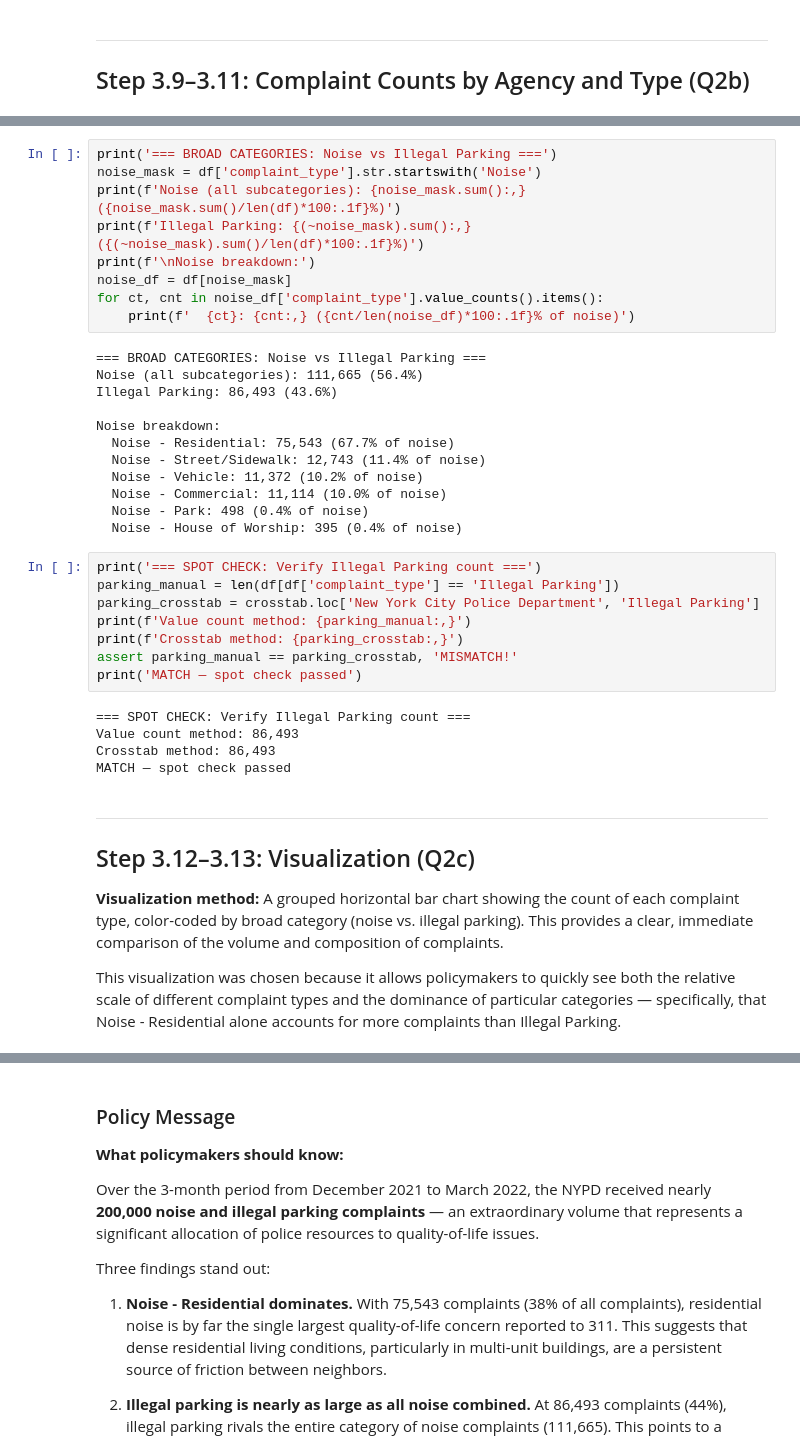
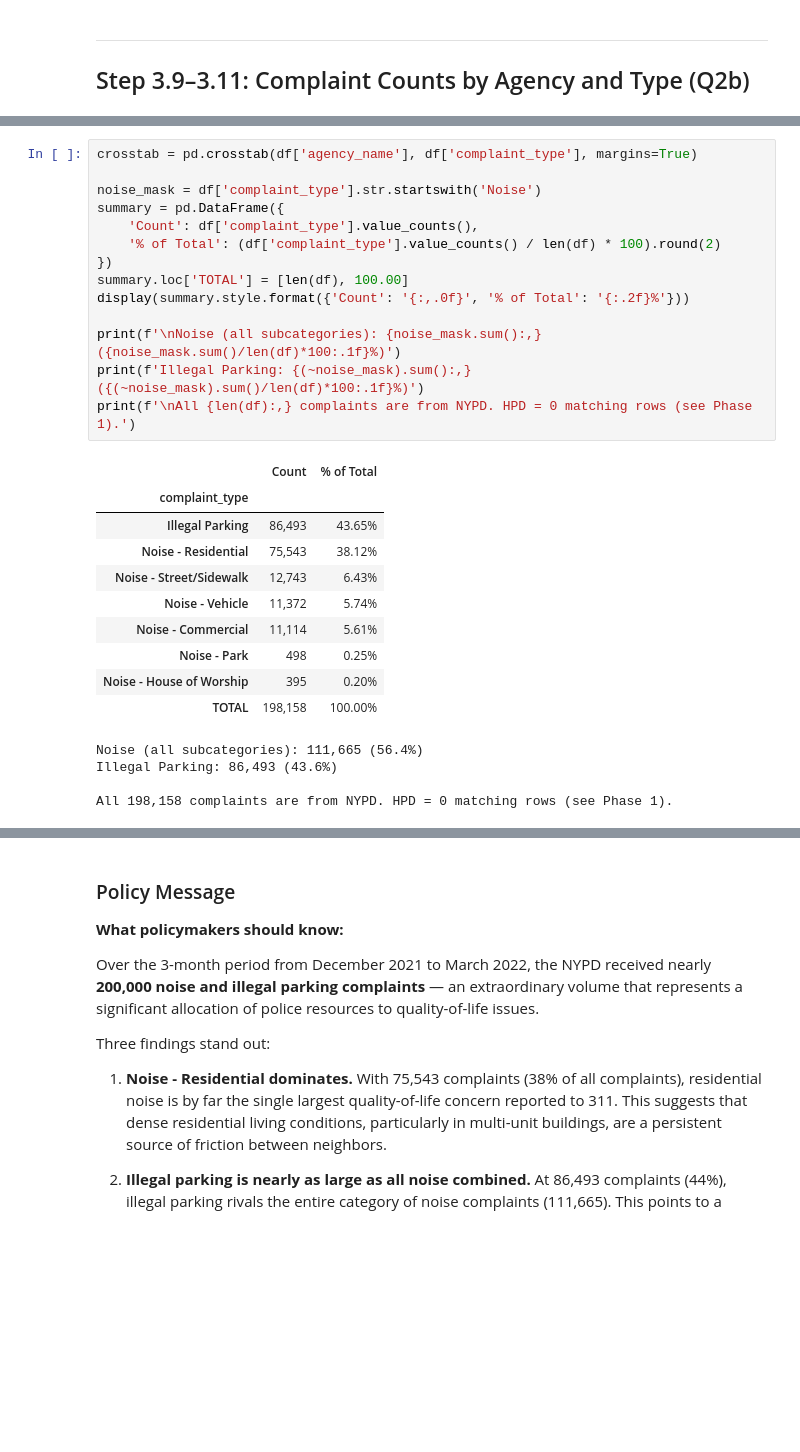
Before and after one commit to lrud/OSC_LR, a Jupyter notebook: notebooks/Q2_311_Analysis_executed.ipynb, the cells around one changed output, grey strips where cells are left out. Drawn from its saved outputs; the diff is of its cells as text; blank space fills up the shorter version.

Commit message:
Remove stale markdown cells from Q2 notebook, add Phase 3 audit

```diff
--- a/notebooks/Q2_311_Analysis_executed.ipynb
+++ b/notebooks/Q2_311_Analysis_executed.ipynb
@@ -115,44 +64,32 @@ TOTAL                     198158.0      100.00
-# %%
-print('=== BROAD CATEGORIES: Noise vs Illegal Parking ===')
-noise_mask = df['complaint_type'].str.startswith('Noise')
-print(f'Noise (all subcategories): {noise_mask.sum():,} ({noise_mask.sum()/len(df)*100:.1f}%)')
-print(f'Illegal Parking: {(~noise_mask).sum():,} ({(~noise_mask).sum()/len(df)*100:.1f}%)')
-print(f'\nNoise breakdown:')
-noise_df = df[noise_mask]
-for ct, cnt in noise_df['complaint_type'].value_counts().items():
-    print(f'  {ct}: {cnt:,} ({cnt/len(noise_df)*100:.1f}% of noise)')
-# %% [output]
-=== BROAD CATEGORIES: Noise vs Illegal Parking ===
-Noise (all subcategories): 111,665 (56.4%)
-Illegal Parking: 86,493 (43.6%)
-
-Noise breakdown:
-  Noise - Residential: 75,543 (67.7% of noise)
-  Noise - Street/Sidewalk: 12,743 (11.4% of noise)
-  Noise - Vehicle: 11,372 (10.2% of noise)
-  Noise - Commercial: 11,114 (10.0% of noise)
-  Noise - Park: 498 (0.4% of noise)
-  Noise - House of Worship: 395 (0.4% of noise)
-# %%
-print('=== SPOT CHECK: Verify Illegal Parking count ===')
-parking_manual = len(df[df['complaint_type'] == 'Illegal Parking'])
-parking_crosstab = crosstab.loc['New York City Police Department', 'Illegal Parking']
-print(f'Value count method: {parking_manual:,}')
-print(f'Crosstab method: {parking_crosstab:,}')
-assert parking_manual == parking_crosstab, 'MISMATCH!'
-print('MATCH — spot check passed')
-# %% [output]
-=== SPOT CHECK: Verify Illegal Parking count ===
-Value count method: 86,493
-Crosstab method: 86,493
-MATCH — spot check passed
-# %% [markdown]
----
-## Step 3.12–3.13: Visualization (Q2c)
-
-**Visualization method:** A grouped horizontal bar chart showing the count of each complaint type, color-coded by broad category (noise vs. illegal parking). This provides a clear, immediate comparison of the volume and composition of complaints.
-
-This visualization was chosen because it allows policymakers to quickly see both the relative scale of different complaint types and the dominance of particular categories — specifically, that Noise - Residential alone accounts for more complaints than Illegal Parking.
+# %%
+crosstab = pd.crosstab(df['agency_name'], df['complaint_type'], margins=True)
+
+noise_mask = df['complaint_type'].str.startswith('Noise')
+summary = pd.DataFrame({
+    'Count': df['complaint_type'].value_counts(),
+    '% of Total': (df['complaint_type'].value_counts() / len(df) * 100).round(2)
+})
+summary.loc['TOTAL'] = [len(df), 100.00]
+display(summary.style.format({'Count': '{:,.0f}', '% of Total': '{:.2f}%'}))
+
+print(f'\nNoise (all subcategories): {noise_mask.sum():,} ({noise_mask.sum()/len(df)*100:.1f}%)')
+print(f'Illegal Parking: {(~noise_mask).sum():,} ({(~noise_mask).sum()/len(df)*100:.1f}%)')
+print(f'\nAll {len(df):,} complaints are from NYPD. HPD = 0 matching rows (see Phase 1).')
+# %% [output]
+|  | Count | % of Total |
+| complaint_type |  |  |
+| Illegal Parking | 86,493 | 43.65% |
+| Noise - Residential | 75,543 | 38.12% |
+| Noise - Street/Sidewalk | 12,743 | 6.43% |
+| Noise - Vehicle | 11,372 | 5.74% |
+| Noise - Commercial | 11,114 | 5.61% |
+| Noise - Park | 498 | 0.25% |
+| Noise - House of Worship | 395 | 0.20% |
+| TOTAL | 198,158 | 100.00% |
+Noise (all subcategories): 111,665 (56.4%)
+Illegal Parking: 86,493 (43.6%)
+
+All 198,158 complaints are from NYPD. HPD = 0 matching rows (see Phase 1).
 # %%
 counts = df['complaint_type'].value_counts().sort_values(ascending=True)
 
```
Also changed, not shown: parts of 6 cells of this notebook, 3 other files.
